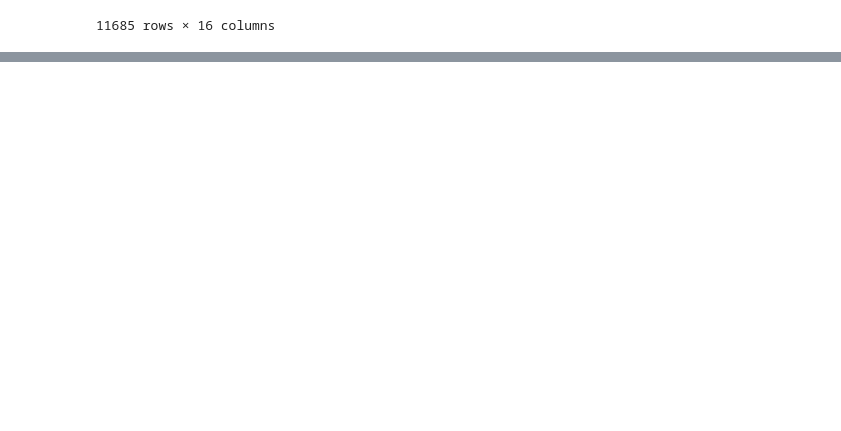
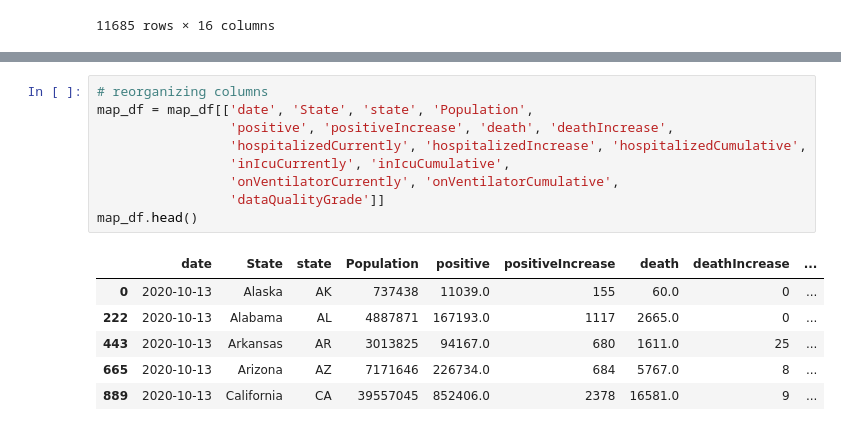
Before and after one commit to emilbello/COVID-19-Tracker, a Jupyter notebook: TimeSeries.ipynb, the cells around one changed output, grey strips where cells are left out. Cells and saved outputs as stored; diff of their text form; blank space fills up the shorter version.

```diff
--- a/TimeSeries.ipynb
+++ b/TimeSeries.ipynb
@@ -440,0 +502,16 @@ KeyError: "None of [Float64Index([                nan,                 nan,
+# %%
+# reorganizing columns
+map_df = map_df[['date', 'State', 'state', 'Population',
+                 'positive', 'positiveIncrease', 'death', 'deathIncrease',
+                 'hospitalizedCurrently', 'hospitalizedIncrease', 'hospitalizedCumulative',
+                 'inIcuCurrently', 'inIcuCumulative',
+                 'onVentilatorCurrently', 'onVentilatorCumulative',
+                 'dataQualityGrade']]
+map_df.head()
+# %% [output]
+|  | date | State | state | Population | positive | positiveIncrease | death | deathIncrease | ... |
+| 0 | 2020-10-13 | Alaska | AK | 737438 | 11039.0 | 155 | 60.0 | 0 | ... |
+| 222 | 2020-10-13 | Alabama | AL | 4887871 | 167193.0 | 1117 | 2665.0 | 0 | ... |
+| 443 | 2020-10-13 | Arkansas | AR | 3013825 | 94167.0 | 680 | 1611.0 | 25 | ... |
+| 665 | 2020-10-13 | Arizona | AZ | 7171646 | 226734.0 | 684 | 5767.0 | 8 | ... |
+| 889 | 2020-10-13 | California | CA | 39557045 | 852406.0 | 2378 | 16581.0 | 9 | ... |
```
Also changed, not shown: parts of 13 cells of this notebook.
